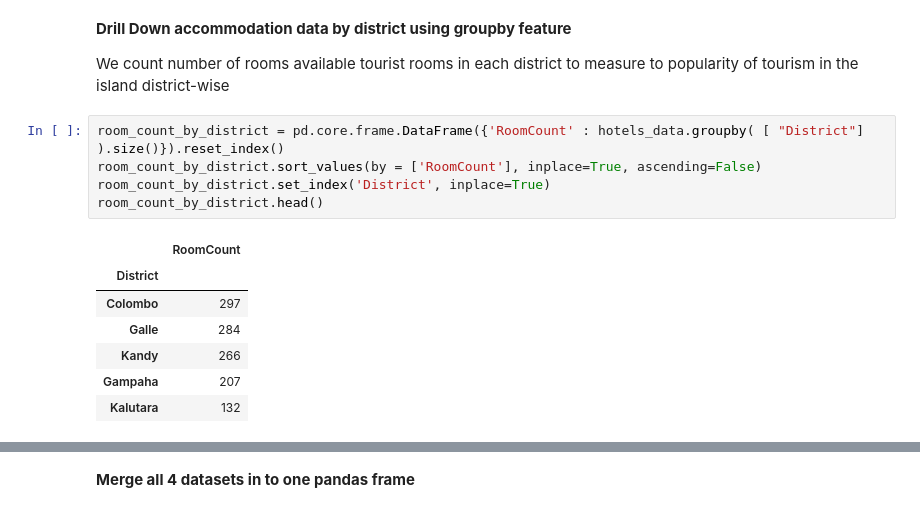
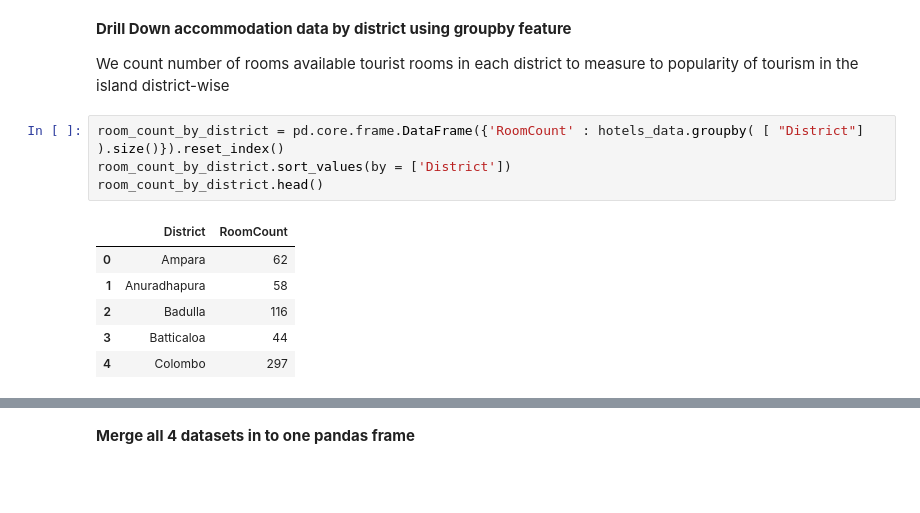
Before and after one commit to PraAnj/gov.lk.data.analysis, a Jupyter notebook: src/crime_analysis.ipynb, the cells around one changed output, grey strips where cells are left out. Cells and saved outputs as stored; diff of their text form; blank space fills up the shorter version.

```diff
--- a/src/crime_analysis.ipynb
+++ b/src/crime_analysis.ipynb
@@ -116,15 +115,13 @@ Number districts =  25
 We count number of rooms available tourist rooms in each district to measure to popularity of tourism in the island district-wise
 # %%
 room_count_by_district = pd.core.frame.DataFrame({'RoomCount' : hotels_data.groupby( [ "District"] ).size()}).reset_index()
-room_count_by_district.sort_values(by = ['RoomCount'], inplace=True, ascending=False)
-room_count_by_district.set_index('District', inplace=True)
+room_count_by_district.sort_values(by = ['District'])
 room_count_by_district.head()
 # %% [output]
-|  | RoomCount |
-| District |  |
-| Colombo | 297 |
-| Galle | 284 |
-| Kandy | 266 |
-| Gampaha | 207 |
-| Kalutara | 132 |
+|  | District | RoomCount |
+| 0 | Ampara | 62 |
+| 1 | Anuradhapura | 58 |
+| 2 | Badulla | 116 |
+| 3 | Batticaloa | 44 |
+| 4 | Colombo | 297 |
 # %%
```
Also changed, not shown: parts of 6 cells of this notebook, 3 other files.
